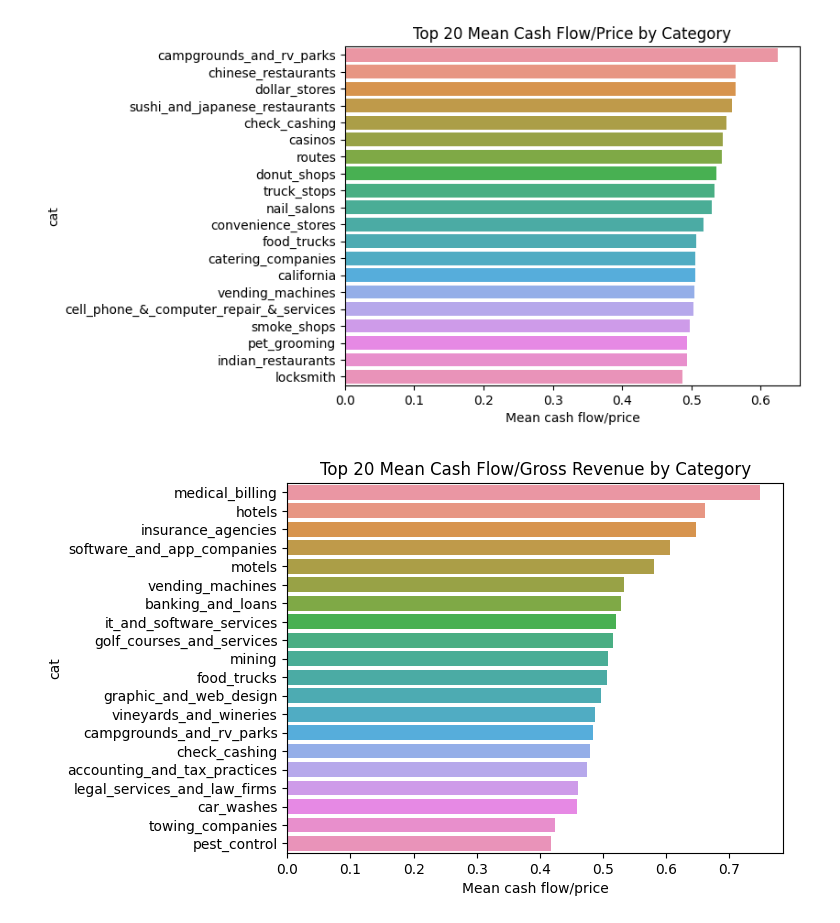
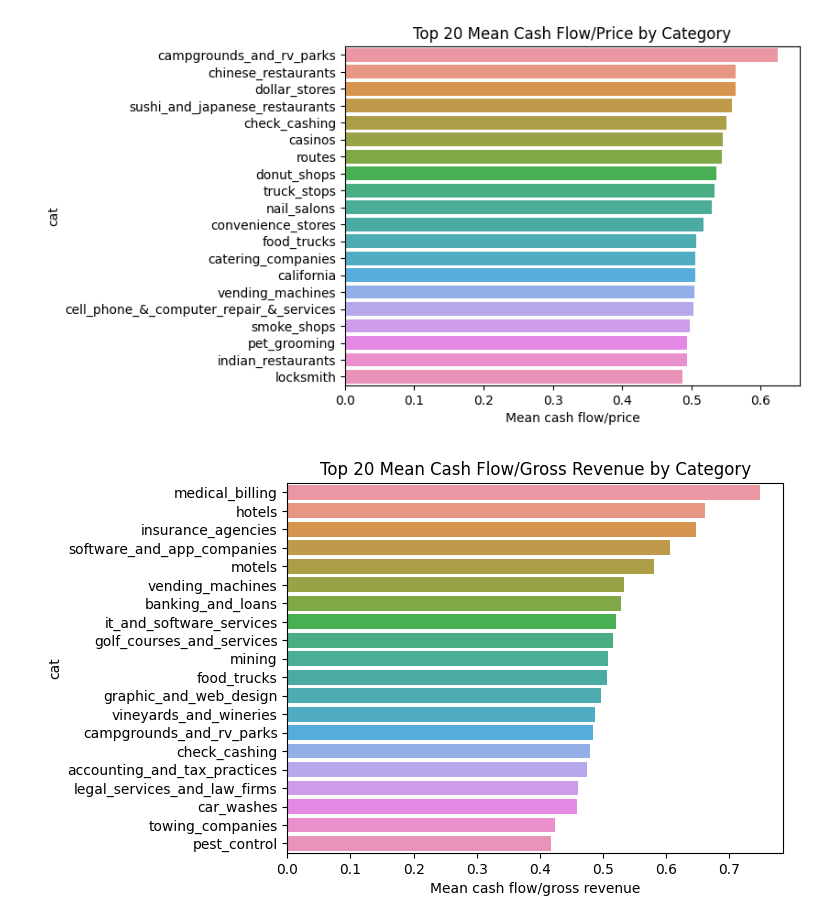
Before and after one commit to j-rig/ml-capstone, a Jupyter notebook: value 1.ipynb, the cells around one changed output. Drawn from its saved outputs; the diff is of its cells as text; code cells hidden in the pictures.

```diff
--- a/value 1.ipynb
+++ b/value 1.ipynb
@@ -91,11 +91,11 @@ plt.show()
 # %% [output]
 [figure]
 # %%
-cat_m_cf_gr=pd.DataFrame({'Mean cash flow/price': dfa.groupby('cat')['cf_gr'].mean()})
-cat_m_cf_gr.sort_values('Mean cash flow/price',ascending=False,inplace=True)
-sns.barplot(y=cat_m_cf_gr[0:20].index, x=cat_m_cf_gr[0:20]['Mean cash flow/price'], orient='h')
+cat_m_cf_gr=pd.DataFrame({'Mean cash flow/gross revenue': dfa.groupby('cat')['cf_gr'].mean()})
+cat_m_cf_gr.sort_values('Mean cash flow/gross revenue',ascending=False,inplace=True)
+sns.barplot(y=cat_m_cf_gr[0:20].index, x=cat_m_cf_gr[0:20]['Mean cash flow/gross revenue'], orient='h')
 plt.title("Top 20 Mean Cash Flow/Gross Revenue by Category")
 plt.show()
 # %% [output]
-[figure, old version]
+[figure, new version]
 # %%
```
Also changed, not shown: parts of 1 cell of this notebook, 1 other file.
